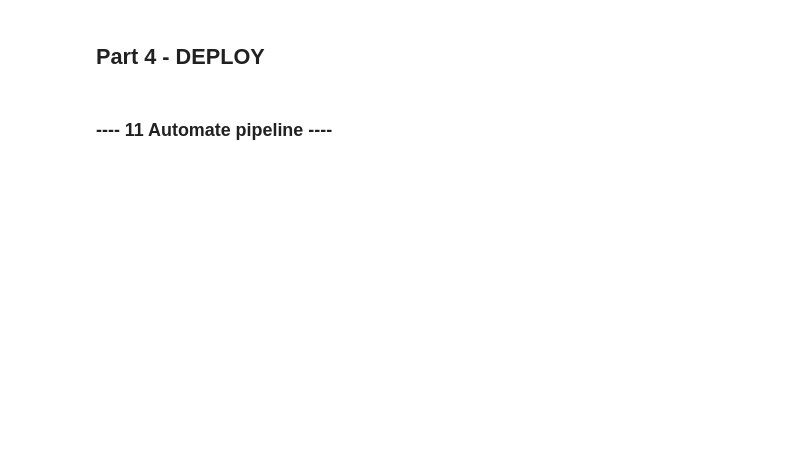
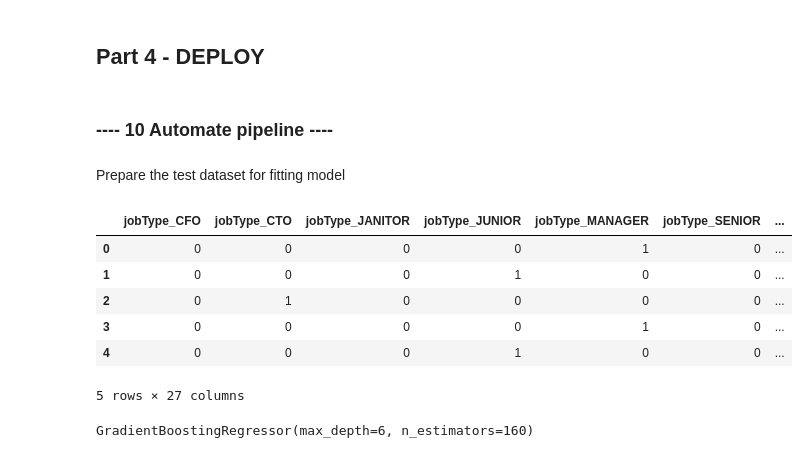
Before and after one commit to anthonywong611/salary_prediction_DS, a Jupyter notebook: Salary_Prediction_Project.ipynb, the cells around one changed output. Saved outputs shown, nothing was run; the diff lists cells and outputs as text; code cells hidden in the pictures; blank space fills up the shorter version.

```diff
--- a/Salary_Prediction_Project.ipynb
+++ b/Salary_Prediction_Project.ipynb
@@ -375,4 +355,8 @@ The MSE of the gradient boosting model is about 356.86
 # %% [markdown]
 ## Part 4 - DEPLOY
 # %% [markdown]
-### ---- 11 Automate pipeline ----
+### ---- 10 Automate pipeline ----
+# %% [markdown]
+Prepare the test dataset for fitting model
+# %%
+num_variables.remove('salary')
@@ -379 +366,11 @@ The MSE of the gradient boosting model is about 356.86
+# %%
+test_df_reg.head(5)
+# %% [output]
+|  | jobType_CFO | jobType_CTO | jobType_JANITOR | jobType_JUNIOR | jobType_MANAGER | jobType_SENIOR | ... |
+| 0 | 0 | 0 | 0 | 0 | 1 | 0 | ... |
+| 1 | 0 | 0 | 0 | 1 | 0 | 0 | ... |
+| 2 | 0 | 1 | 0 | 0 | 0 | 0 | ... |
+| 3 | 0 | 0 | 0 | 0 | 1 | 0 | ... |
+| 4 | 0 | 0 | 0 | 1 | 0 | 0 | ... |
+5 rows × 27 columns
 # %%
@@ -381,0 +378,4 @@ The MSE of the gradient boosting model is about 356.86
+# %%
+gb_reg.fit(train_df_reg.iloc[:,:-1], train_df_reg.salary)
+# %% [output]
+GradientBoostingRegressor(max_depth=6, n_estimators=160)
```
Also changed, not shown: parts of 35 cells of this notebook, 1 other file.
